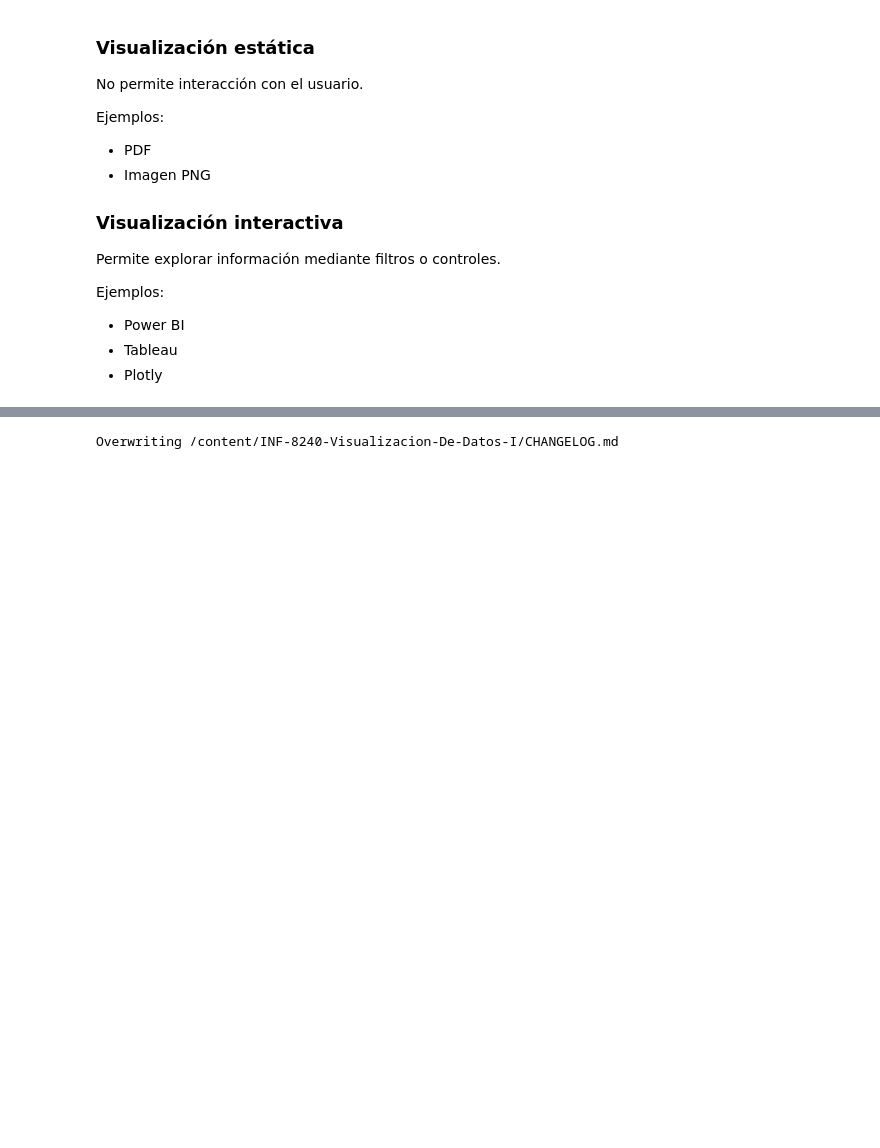
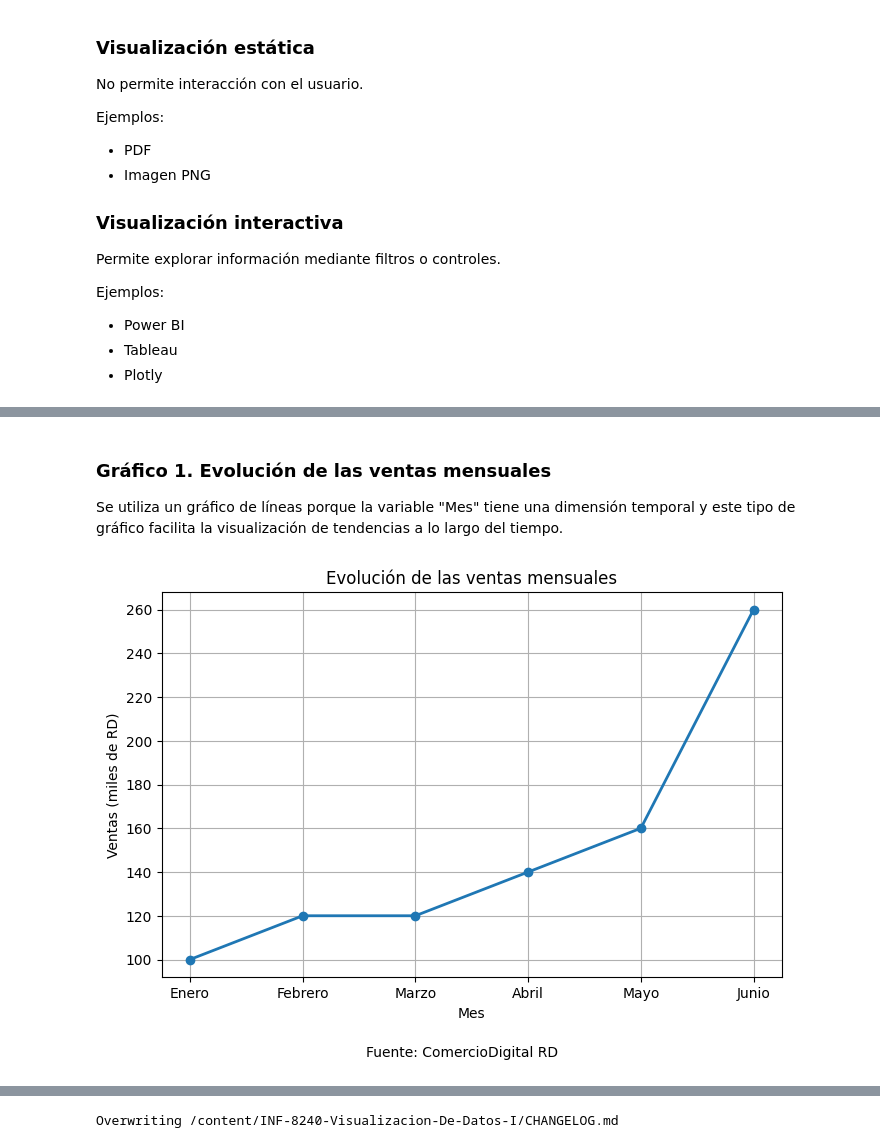
Before and after one commit to pascual-francisco/INF-8240-Visualizacion-De-Datos-I, a Jupyter notebook: Unit_01/notebooks/U01.E01.ipynb, the cells around one changed output, grey strips where cells are left out. Drawn from its saved outputs; the diff is of its cells as text; code cells hidden in the pictures; blank space fills up the shorter version.

```diff
--- a/Unit_01/notebooks/U01.E01.ipynb
+++ b/Unit_01/notebooks/U01.E01.ipynb
@@ -262,0 +383,34 @@ Ejemplos:
+# %% [markdown]
+### Gráfico 1. Evolución de las ventas mensuales
+
+Se utiliza un gráfico de líneas porque la variable "Mes" tiene una dimensión temporal y este tipo de gráfico facilita la visualización de tendencias a lo largo del tiempo.
+# %%
+# =============================================================================
+# Gráfico de líneas
+# Evolución de las ventas mensuales
+# =============================================================================
+
+plt.figure(figsize=(8, 5))
+
+plt.plot(
+    df_mensual["Mes"],
+    df_mensual["Ventas"],
+    marker="o",
+    linewidth=2
+)
+
+plt.title("Evolución de las ventas mensuales")
+plt.xlabel("Mes")
+plt.ylabel("Ventas (miles de RD)")
+plt.grid(True)
+
+plt.figtext(
+    0.5,
+    -0.05,
+    "Fuente: ComercioDigital RD",
+    ha="center"
+)
+
+plt.show()
+# %% [output]
+[figure, added]
```
Also changed, not shown: parts of 13 cells of this notebook.
